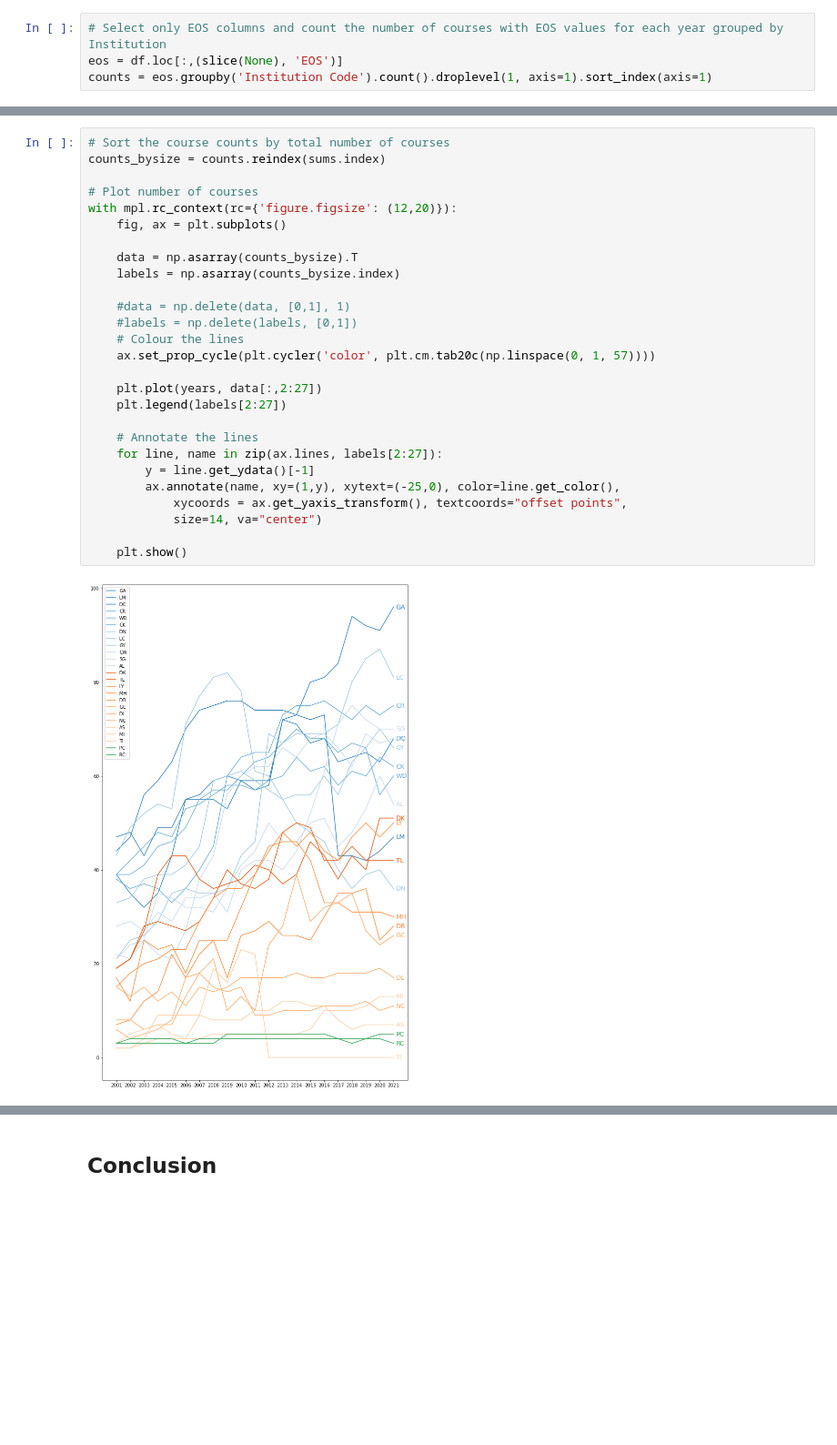
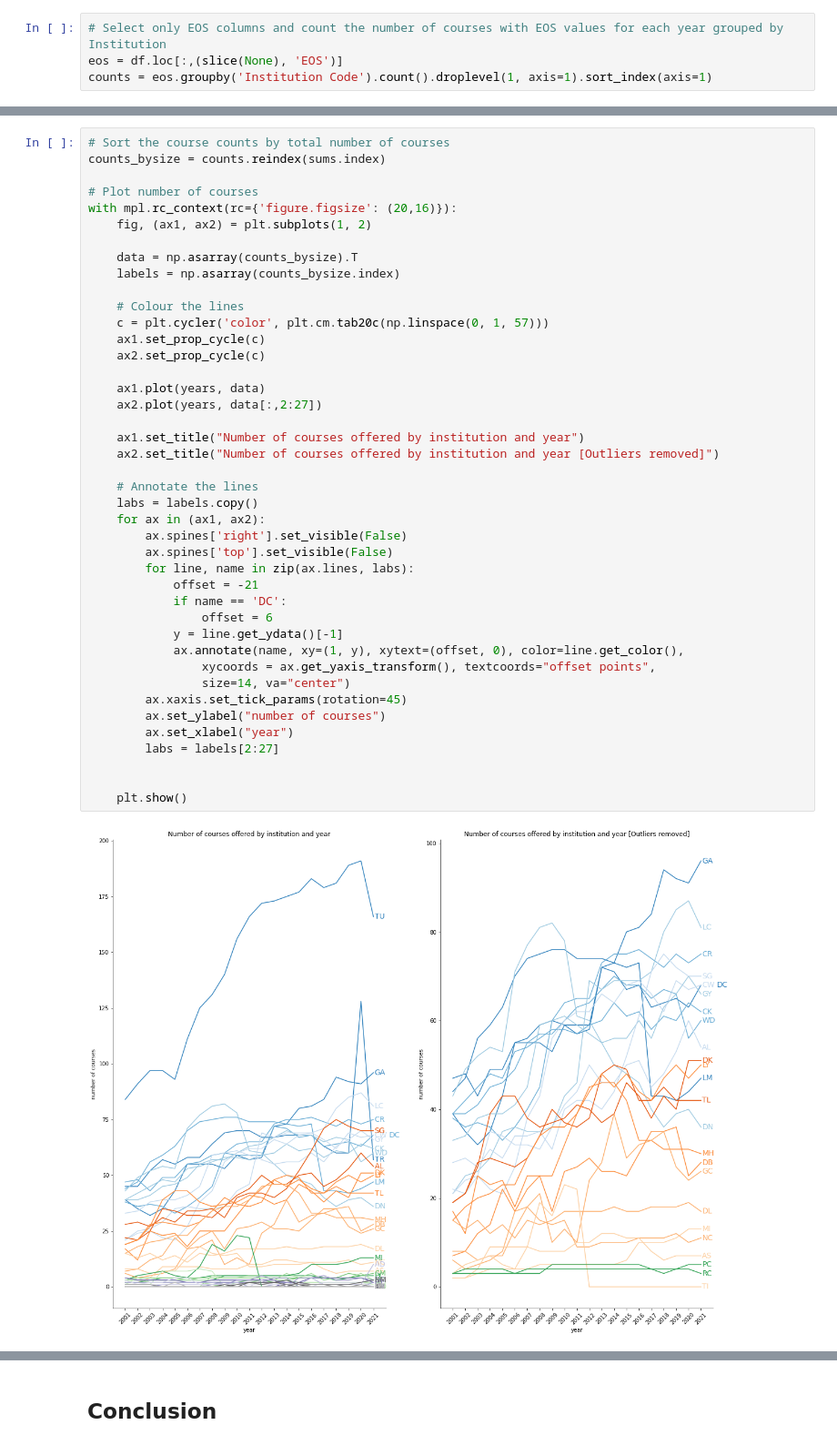
Before and after one commit to fod/fundamentals-data-analysis, a Jupyter notebook: cao.ipynb, the cells around one changed output, grey strips where cells are left out. Shown at 91% size. Drawn from its saved outputs; the diff is of its cells as text; blank space fills up the shorter version.

Commit message:
CAO courses line plots

```diff
--- a/cao.ipynb
+++ b/cao.ipynb
@@ -979,29 +985,44 @@ with mpl.rc_context(rc={'figure.figsize':(16,6)}):
 # %%
 # Sort the course counts by total number of courses
 counts_bysize = counts.reindex(sums.index)
 
 # Plot number of courses
-with mpl.rc_context(rc={'figure.figsize': (12,20)}):
-    fig, ax = plt.subplots()
+with mpl.rc_context(rc={'figure.figsize': (20,16)}):
+    fig, (ax1, ax2) = plt.subplots(1, 2)
 
     data = np.asarray(counts_bysize).T
     labels = np.asarray(counts_bysize.index)
 
-    #data = np.delete(data, [0,1], 1)
-    #labels = np.delete(labels, [0,1])
     # Colour the lines
-    ax.set_prop_cycle(plt.cycler('color', plt.cm.tab20c(np.linspace(0, 1, 57))))
+    c = plt.cycler('color', plt.cm.tab20c(np.linspace(0, 1, 57)))
+    ax1.set_prop_cycle(c)
+    ax2.set_prop_cycle(c)
 
-    plt.plot(years, data[:,2:27])
-    plt.legend(labels[2:27])
+    ax1.plot(years, data)
+    ax2.plot(years, data[:,2:27])
+
+    ax1.set_title("Number of courses offered by institution and year")
+    ax2.set_title("Number of courses offered by institution and year [Outliers removed]")
 
     # Annotate the lines
-    for line, name in zip(ax.lines, labels[2:27]):
-        y = line.get_ydata()[-1]
-        ax.annotate(name, xy=(1,y), xytext=(-25,0), color=line.get_color(),
-            xycoords = ax.get_yaxis_transform(), textcoords="offset points",
-            size=14, va="center")
+    labs = labels.copy()
+    for ax in (ax1, ax2):
+        ax.spines['right'].set_visible(False)
+        ax.spines['top'].set_visible(False)
+        for line, name in zip(ax.lines, labs):
+            offset = -21
+            if name == 'DC':
+                offset = 6
+            y = line.get_ydata()[-1]
+            ax.annotate(name, xy=(1, y), xytext=(offset, 0), color=line.get_color(),
+                xycoords = ax.get_yaxis_transform(), textcoords="offset points",
+                size=14, va="center")
+        ax.xaxis.set_tick_params(rotation=45)
+        ax.set_ylabel("number of courses")
+        ax.set_xlabel("year")
+        labs = labels[2:27]
+
 
     plt.show()
 # %% [output]
-[figure, old version]
+[figure, new version]
```
Also changed, not shown: parts of 7 cells of this notebook.
